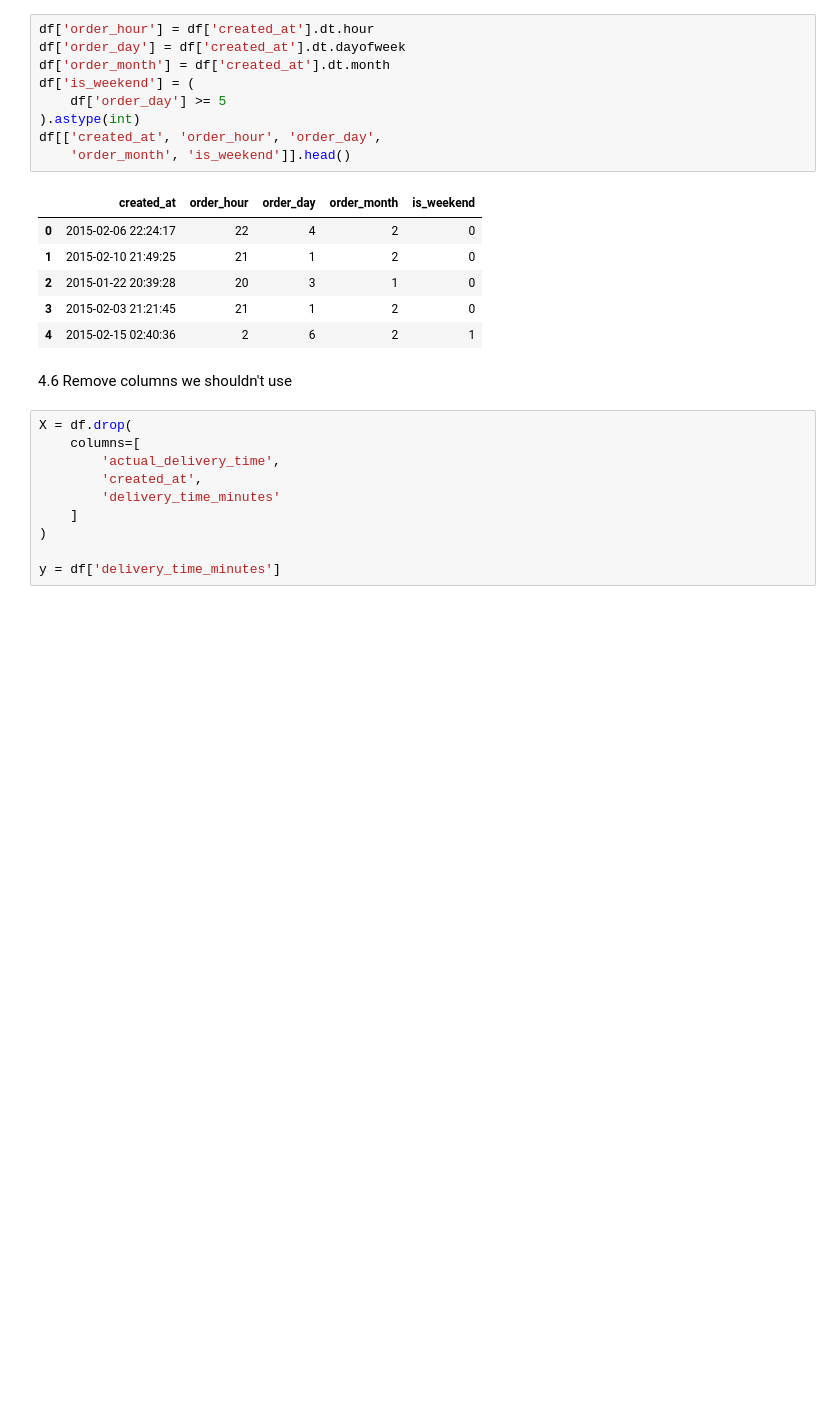
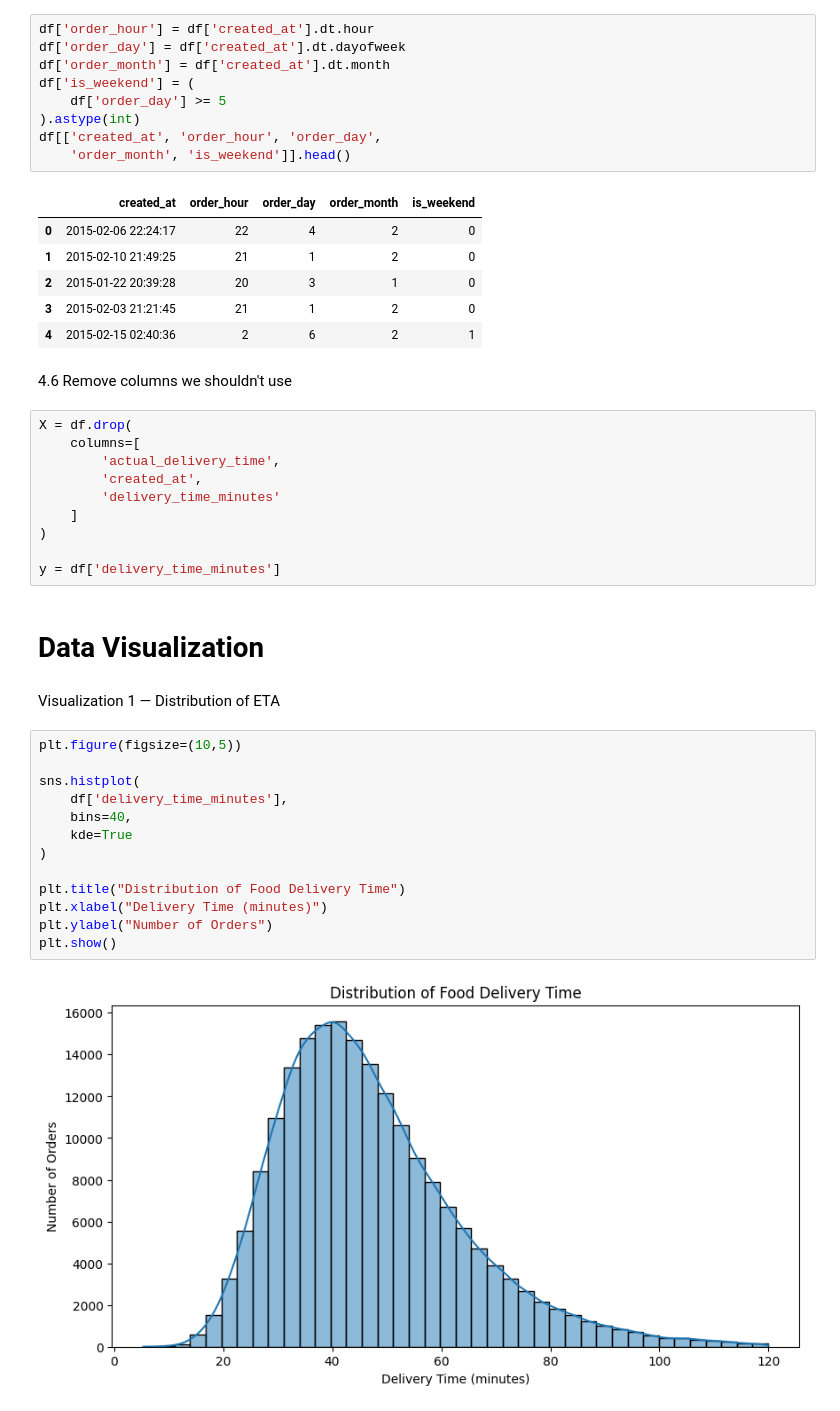
Before and after one commit to code-with-khushi26/Food-Delivery-ETA, a Jupyter notebook: main.ipynb, the cells around one changed output. Cells and saved outputs as stored; diff of their text form; blank space fills up the shorter version.

Commit message:
DATA VISUALIZATION

```diff
--- a/main.ipynb
+++ b/main.ipynb
@@ -187,3 +187,22 @@ X = df.drop(
 )
 
 y = df['delivery_time_minutes']
+# %% [markdown]
+# Data Visualization
+# %% [markdown]
+Visualization 1 — Distribution of ETA
+# %%
+plt.figure(figsize=(10,5))
+
+sns.histplot(
+    df['delivery_time_minutes'],
+    bins=40,
+    kde=True
+)
+
+plt.title("Distribution of Food Delivery Time")
+plt.xlabel("Delivery Time (minutes)")
+plt.ylabel("Number of Orders")
+plt.show()
+# %% [output]
+[figure, added]
```
Also changed, not shown: parts of 8 cells of this notebook.
